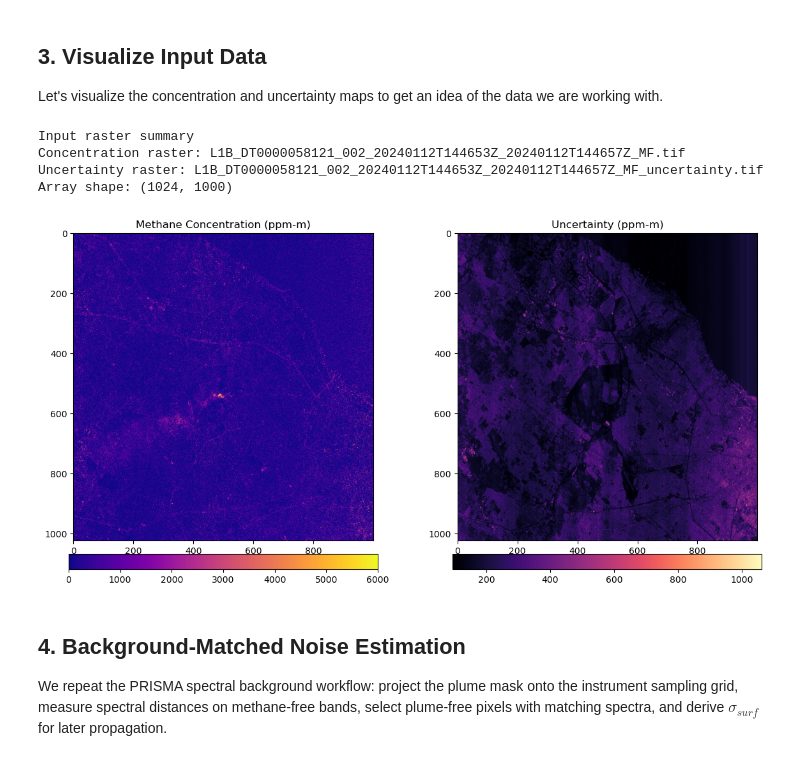
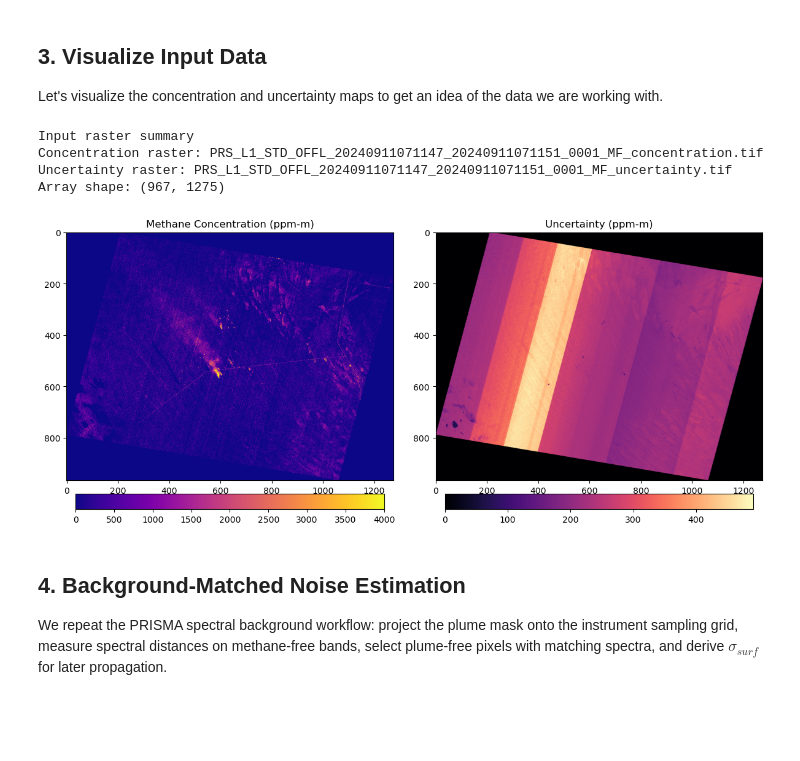
Before and after one commit to AlFe23/hygas, a Jupyter notebook: notebooks/plume_analysis_prisma_background.ipynb, the cells around one changed output. Drawn from its saved outputs; the diff is of its cells as text; code cells hidden in the pictures; blank space fills up the shorter version.

```diff
--- a/notebooks/plume_analysis_prisma_background.ipynb
+++ b/notebooks/plume_analysis_prisma_background.ipynb
@@ -113,7 +113,7 @@ PLUME_CASES = {
     },
 }
 
-SELECTED_CASE = 'ekizak_plume_prisma'  # change to any key in PLUME_CASES to run a different case
+SELECTED_CASE = 'Turkmenistan_20240911_prisma'  # change to any key in PLUME_CASES to run a different case
 CASE_CONFIG = PLUME_CASES[SELECTED_CASE]
 
 SCENE_SUBDIR = CASE_CONFIG['scene_subdir']
@@ -217,36 +232,36 @@ Let's visualize the concentration and uncertainty maps to get an idea of the dat
 # %%
 
 conc_arr, geotransform, projection, _ = plumes_analyzer.load_geotiff(str(CONCENTRATION_FILE))
 unc_arr, _, _, _ = plumes_analyzer.load_geotiff(str(UNCERTAINTY_FILE))
 
 reporter.log_block(
     'Input raster summary',
     [
         f'Concentration raster: {CONCENTRATION_FILE.name}',
         f'Uncertainty raster: {UNCERTAINTY_FILE.name}',
         f'Array shape: {conc_arr.shape}'
     ]
 )
 
 fig, (ax1, ax2) = plt.subplots(1, 2, figsize=(12, 6))
 
-im1 = ax1.imshow(conc_arr, cmap='plasma', vmin=0, vmax=6000)
+im1 = ax1.imshow(conc_arr, cmap='plasma', vmin=0, vmax=4000)
 ax1.set_title('Methane Concentration (ppm-m)')
 fig.colorbar(im1, ax=ax1, orientation='horizontal', fraction=0.046, pad=0.04)
 
 im2 = ax2.imshow(unc_arr, cmap='magma')
 ax2.set_title('Uncertainty (ppm-m)')
 fig.colorbar(im2, ax=ax2, orientation='horizontal', fraction=0.046, pad=0.04)
 
 plt.tight_layout()
 reporter.log_figure('Scene-wide concentration and uncertainty', fig)
 plt.show()
 # %% [output]
 Input raster summary
-Concentration raster: L1B_DT0000058121_002_20240112T144653Z_20240112T144657Z_MF.tif
-Uncertainty raster: L1B_DT0000058121_002_20240112T144653Z_20240112T144657Z_MF_uncertainty.tif
-Array shape: (1024, 1000)
+Concentration raster: PRS_L1_STD_OFFL_20240911071147_20240911071151_0001_MF_concentration.tif
+Uncertainty raster: PRS_L1_STD_OFFL_20240911071147_20240911071151_0001_MF_uncertainty.tif
+Array shape: (967, 1275)
-[figure, old version]
+[figure, new version]
 # %% [markdown]
 ## 4. Background-Matched Noise Estimation
 
```
Also changed, not shown: parts of 14 cells of this notebook, 4 other files.
